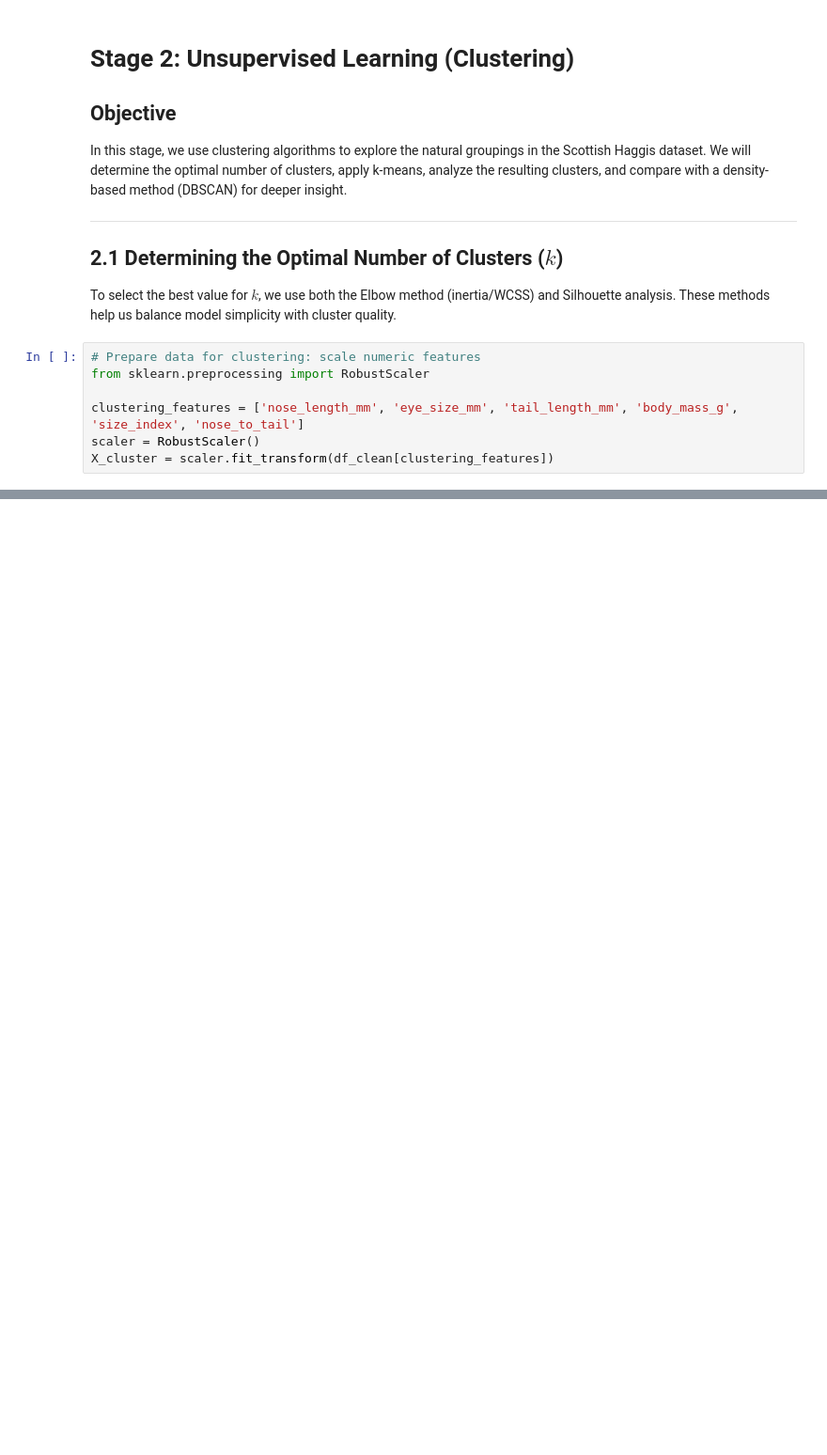
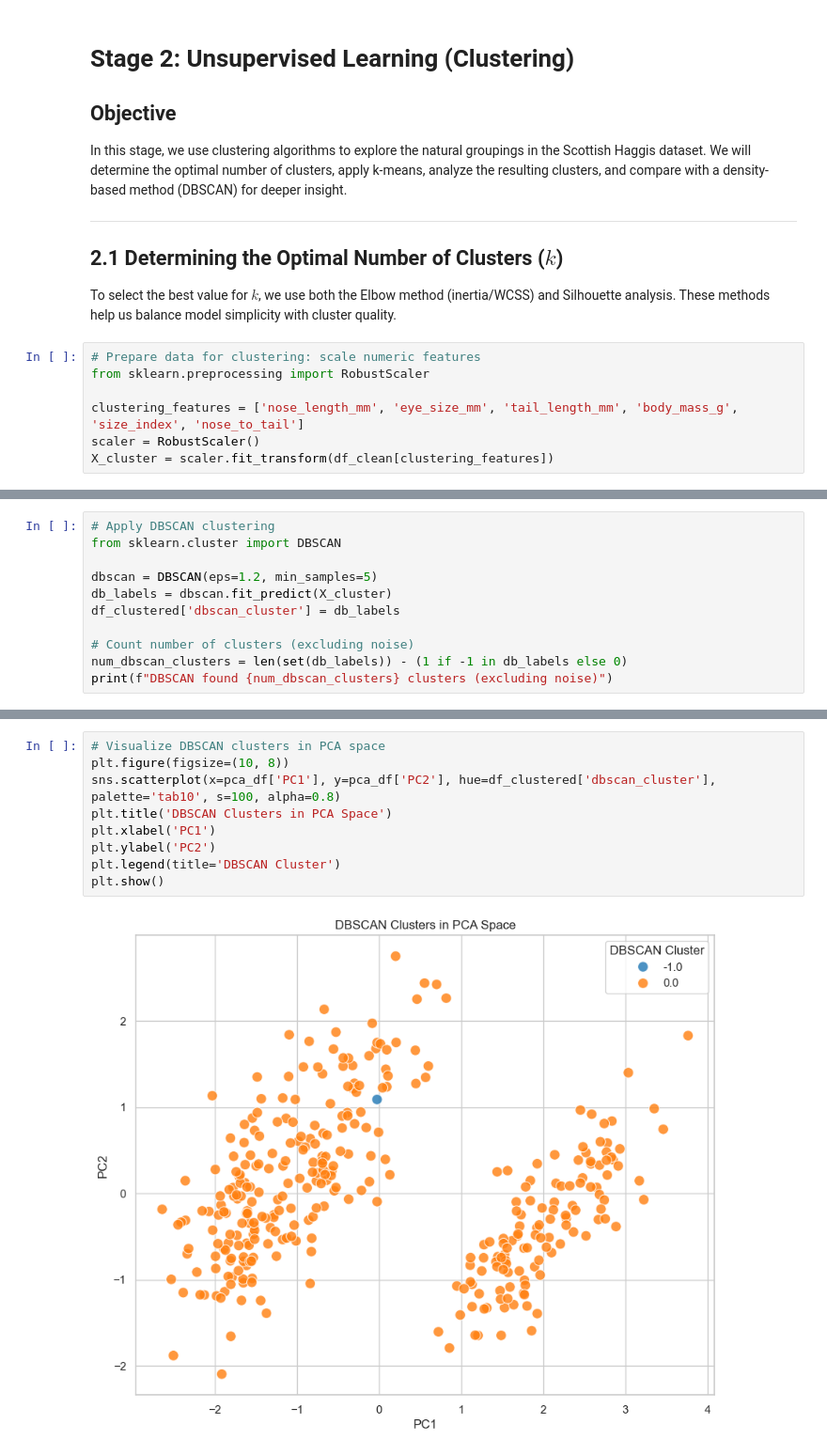
Before and after one commit to AhmedIkram05/haggis-predictive-modeling, a Jupyter notebook: ahmed-ikram.ipynb, the cells around one changed output, grey strips where cells are left out. Shown at 94% size. Drawn from its saved outputs; the diff is of its cells as text; blank space fills up the shorter version.

```diff
--- a/ahmed-ikram.ipynb
+++ b/ahmed-ikram.ipynb
@@ -369,0 +515,11 @@ X_cluster = scaler.fit_transform(df_clean[clustering_features])
+# %%
+# Apply DBSCAN clustering
+from sklearn.cluster import DBSCAN
+
+dbscan = DBSCAN(eps=1.2, min_samples=5)
+db_labels = dbscan.fit_predict(X_cluster)
+df_clustered['dbscan_cluster'] = db_labels
+
+# Count number of clusters (excluding noise)
+num_dbscan_clusters = len(set(db_labels)) - (1 if -1 in db_labels else 0)
+print(f"DBSCAN found {num_dbscan_clusters} clusters (excluding noise)")
@@ -369,0 +534,11 @@ X_cluster = scaler.fit_transform(df_clean[clustering_features])
+# %%
+# Visualize DBSCAN clusters in PCA space
+plt.figure(figsize=(10, 8))
+sns.scatterplot(x=pca_df['PC1'], y=pca_df['PC2'], hue=df_clustered['dbscan_cluster'], palette='tab10', s=100, alpha=0.8)
+plt.title('DBSCAN Clusters in PCA Space')
+plt.xlabel('PC1')
+plt.ylabel('PC2')
+plt.legend(title='DBSCAN Cluster')
+plt.show()
+# %% [output]
+[figure, added]
```
Also changed, not shown: parts of 19 cells of this notebook.
